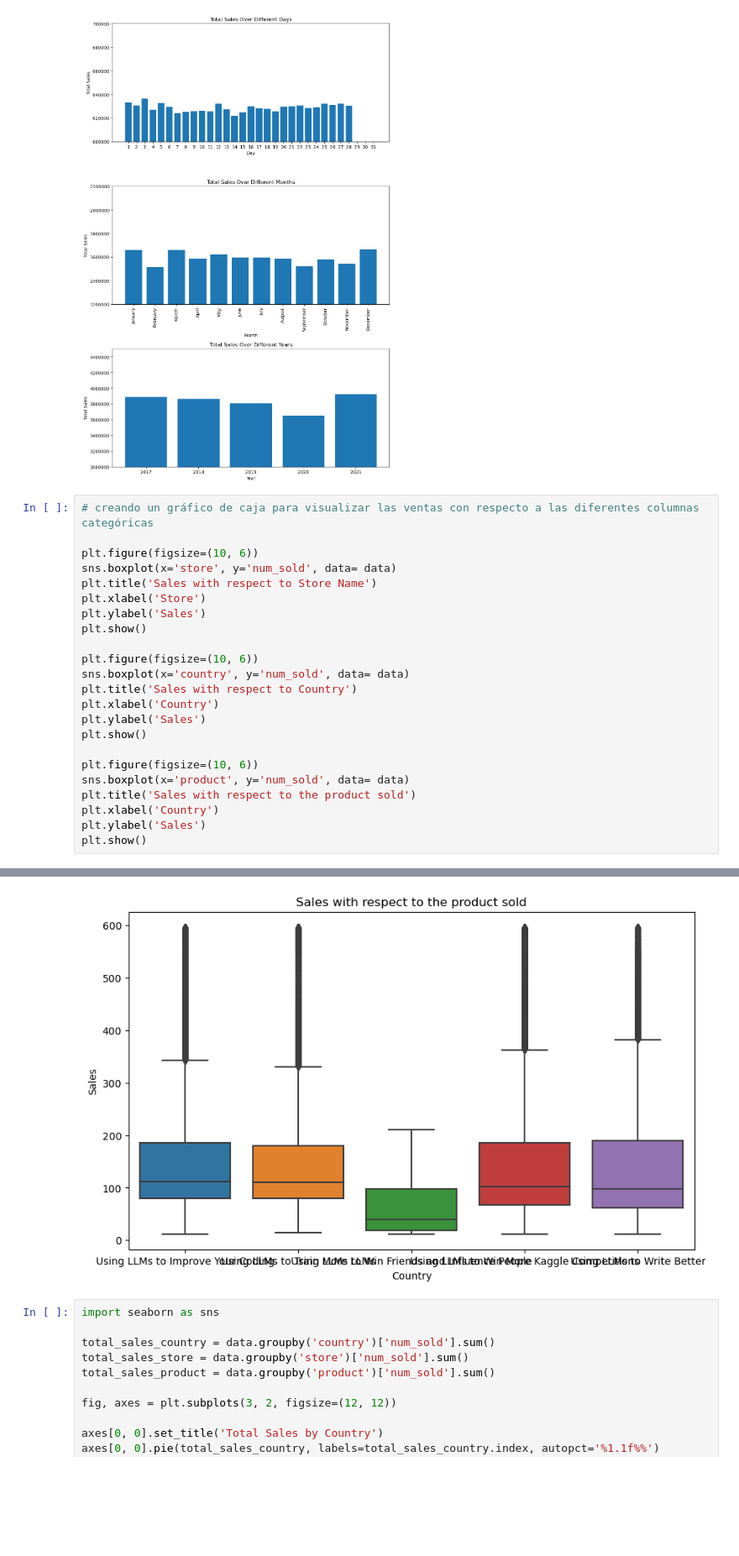
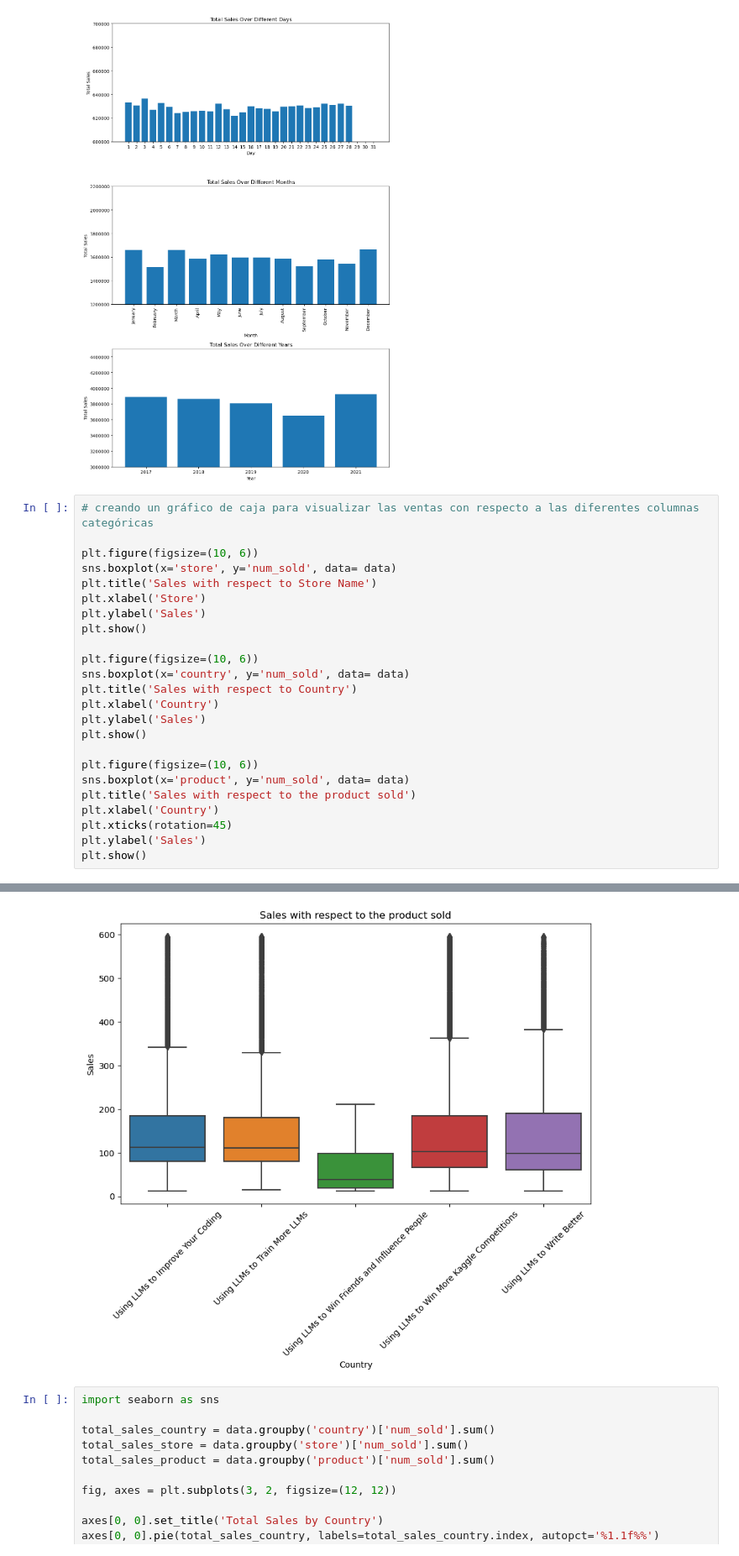
Before and after one commit to ormasoftchile/taller2-topicos-ing-software, a Jupyter notebook: store-sales-prediction.ipynb, the cells around one changed output, grey strips where cells are left out. Shown at 84% size. Drawn from its saved outputs; the diff is of its cells as text; blank space fills up the shorter version.

```diff
--- a/store-sales-prediction.ipynb
+++ b/store-sales-prediction.ipynb
@@ -216,30 +216,31 @@ plt.show()
 # %%
 # creando un gráfico de caja para visualizar las ventas con respecto a las diferentes columnas categóricas
 
 plt.figure(figsize=(10, 6))
 sns.boxplot(x='store', y='num_sold', data= data)
 plt.title('Sales with respect to Store Name')
 plt.xlabel('Store')
 plt.ylabel('Sales')
 plt.show()
 
 plt.figure(figsize=(10, 6))
 sns.boxplot(x='country', y='num_sold', data= data)
 plt.title('Sales with respect to Country')
 plt.xlabel('Country')
 plt.ylabel('Sales')
 plt.show()
 
 plt.figure(figsize=(10, 6))
 sns.boxplot(x='product', y='num_sold', data= data)
 plt.title('Sales with respect to the product sold')
 plt.xlabel('Country')
+plt.xticks(rotation=45)
 plt.ylabel('Sales')
 plt.show()
 # %% [output]
 [figure]
 [figure]
-[figure, old version]
+[figure, new version]
 # %%
 import seaborn as sns
 
```
Also changed, not shown: parts of 4 cells of this notebook.
